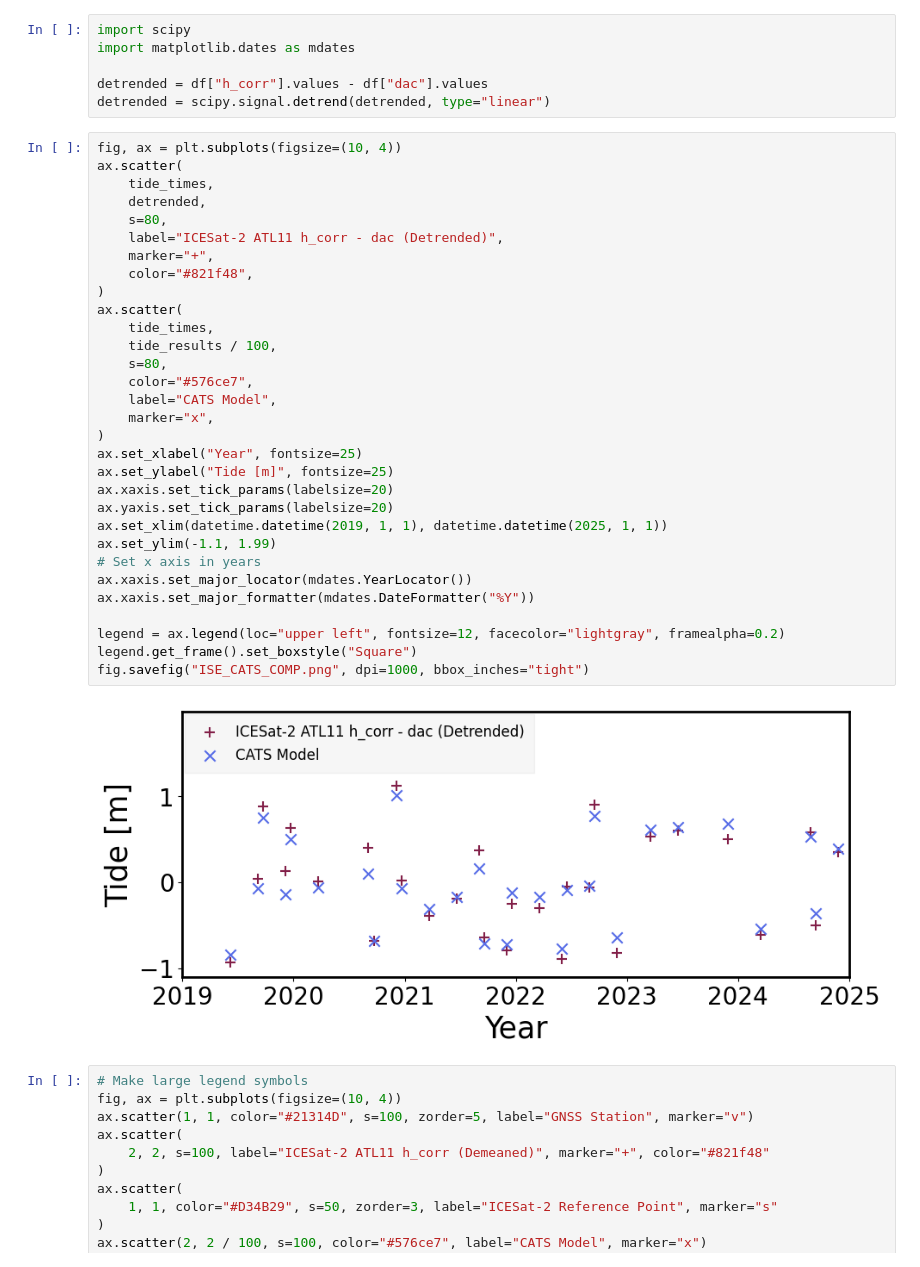
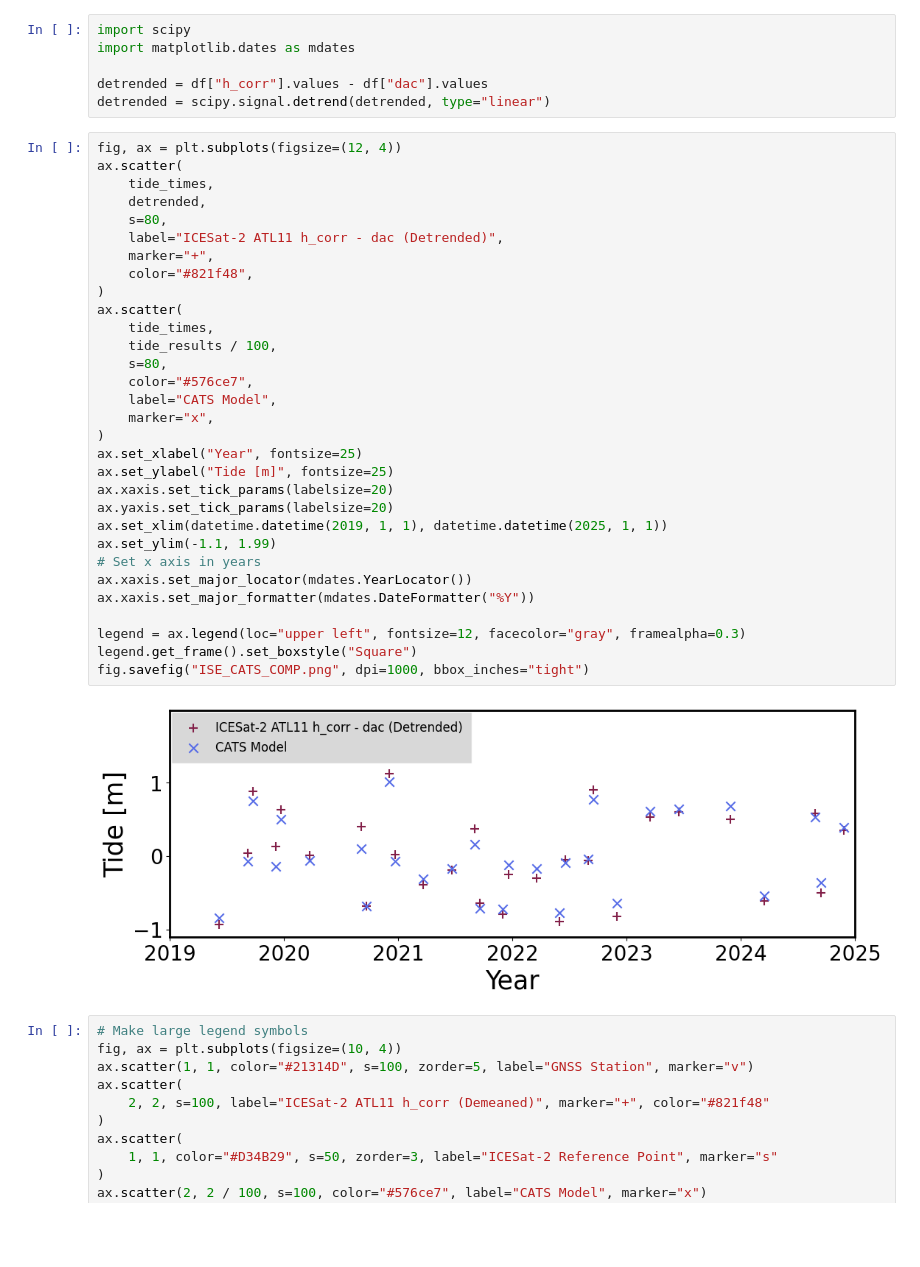
Before and after one commit to zsk4/harmonic-analysis, a Jupyter notebook: notebooks/ha.ipynb, the cells around one changed output. Saved outputs shown, nothing was run; the diff lists cells and outputs as text; blank space fills up the shorter version.

```diff
--- a/notebooks/ha.ipynb
+++ b/notebooks/ha.ipynb
@@ -1062,38 +1432,38 @@ import matplotlib.dates as mdates
 detrended = df["h_corr"].values - df["dac"].values
 detrended = scipy.signal.detrend(detrended, type="linear")
 # %%
-fig, ax = plt.subplots(figsize=(10, 4))
+fig, ax = plt.subplots(figsize=(12, 4))
 ax.scatter(
     tide_times,
     detrended,
     s=80,
     label="ICESat-2 ATL11 h_corr - dac (Detrended)",
     marker="+",
     color="#821f48",
 )
 ax.scatter(
     tide_times,
     tide_results / 100,
     s=80,
     color="#576ce7",
     label="CATS Model",
     marker="x",
 )
 ax.set_xlabel("Year", fontsize=25)
 ax.set_ylabel("Tide [m]", fontsize=25)
 ax.xaxis.set_tick_params(labelsize=20)
 ax.yaxis.set_tick_params(labelsize=20)
 ax.set_xlim(datetime.datetime(2019, 1, 1), datetime.datetime(2025, 1, 1))
 ax.set_ylim(-1.1, 1.99)
 # Set x axis in years
 ax.xaxis.set_major_locator(mdates.YearLocator())
 ax.xaxis.set_major_formatter(mdates.DateFormatter("%Y"))
 
-legend = ax.legend(loc="upper left", fontsize=12, facecolor="lightgray", framealpha=0.2)
+legend = ax.legend(loc="upper left", fontsize=12, facecolor="gray", framealpha=0.3)
 legend.get_frame().set_boxstyle("Square")
 fig.savefig("ISE_CATS_COMP.png", dpi=1000, bbox_inches="tight")
 # %% [output]
-[figure, old version]
+[figure, new version]
 # %%
 # Make large legend symbols
 fig, ax = plt.subplots(figsize=(10, 4))
```
Also changed, not shown: parts of 14 cells of this notebook, 4 other files.
